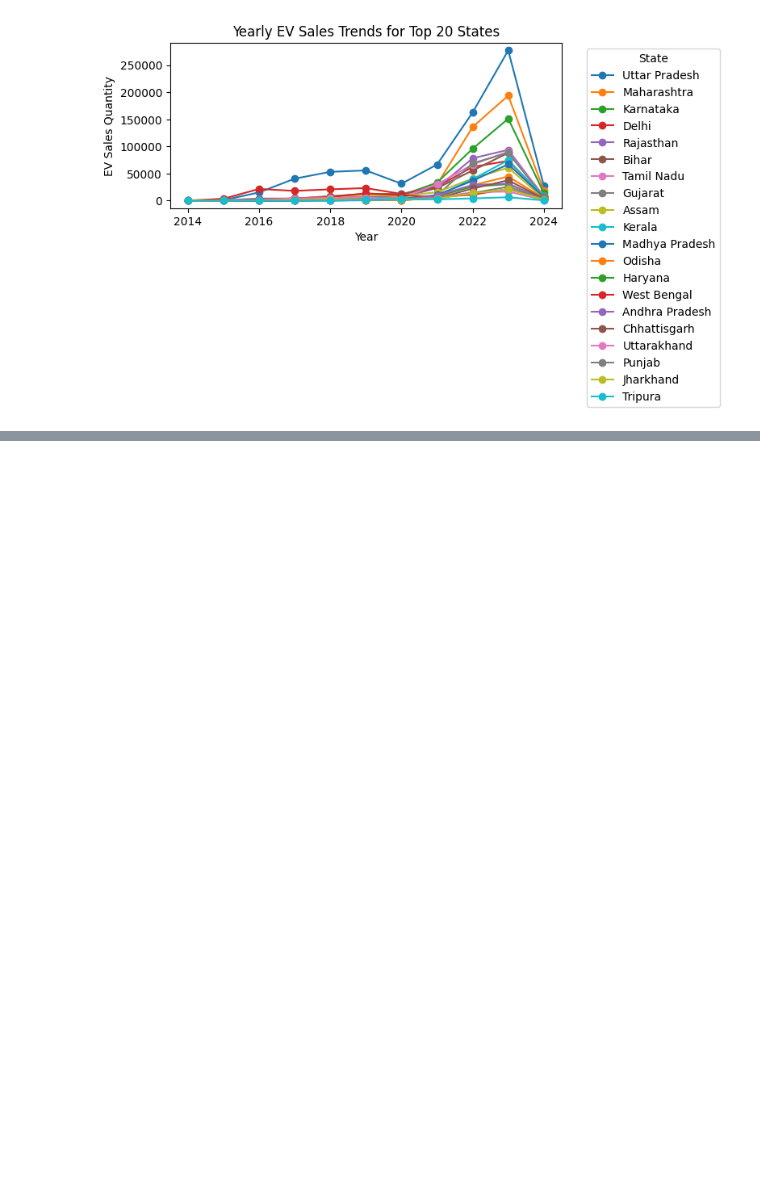
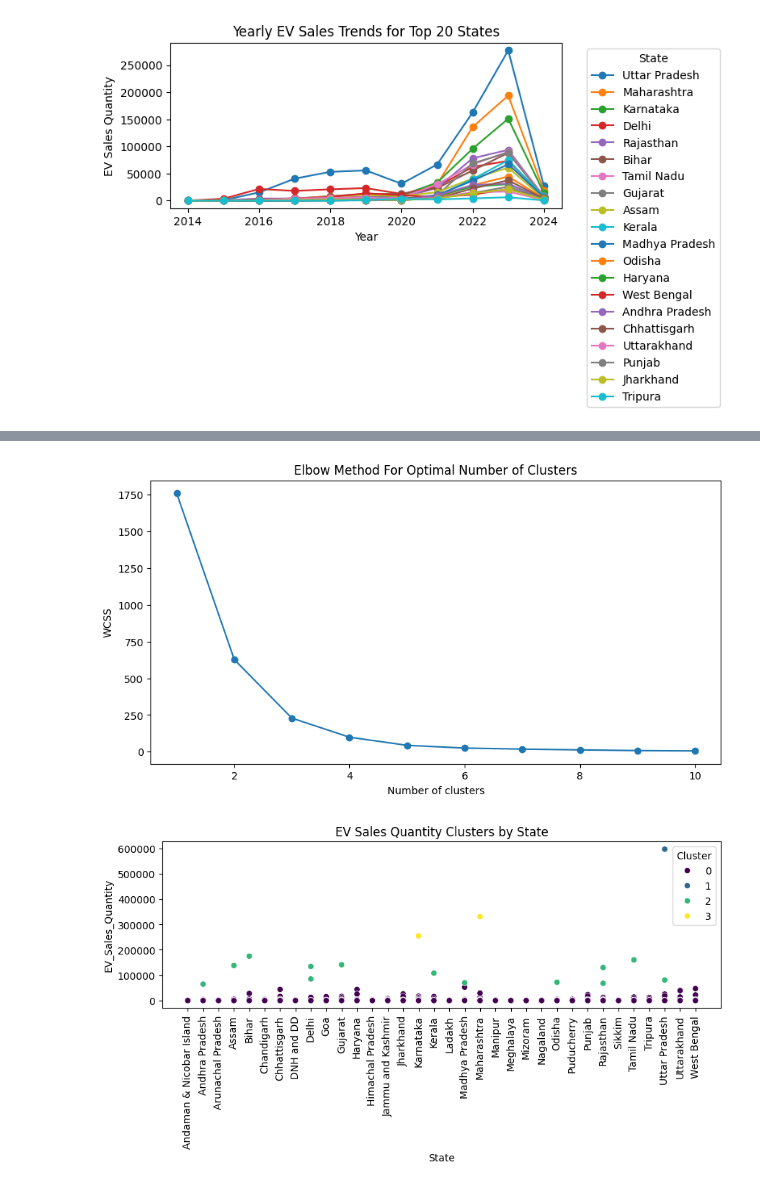
Before and after one commit to furkan09-official/EV_Dataset_Analysis, a Jupyter notebook: geographical_analysis.ipynb, the cells around one changed output, grey strips where cells are left out. Saved outputs shown, nothing was run; the diff lists cells and outputs as text; code cells hidden in the pictures; blank space fills up the shorter version.

```diff
--- a/geographical_analysis.ipynb
+++ b/geographical_analysis.ipynb
@@ -273,0 +283,50 @@ Andaman & Nicobar Island       0.00      0.00      0.00       247
+# %%
+import pandas as pd
+from sklearn.preprocessing import StandardScaler
+from sklearn.cluster import KMeans
+import matplotlib.pyplot as plt
+import seaborn as sns
+
+# Load the segmented data
+segmented_data = pd.read_csv('segmented_data.csv')
+
+# Select the features for clustering
+features = ['EV_Sales_Quantity']
+segmented_data_for_clustering = segmented_data[features]
+
+# Normalize the data
+scaler = StandardScaler()
+segmented_data_scaled = scaler.fit_transform(segmented_data_for_clustering)
+
+# Determine the optimal number of clusters using the elbow method
+wcss = []
+for i in range(1, 11):
+    kmeans = KMeans(n_clusters=i, random_state=42)
+    kmeans.fit(segmented_data_scaled)
+    wcss.append(kmeans.inertia_)
+
+# Plot the elbow method graph
+plt.figure(figsize=(10, 5))
+plt.plot(range(1, 11), wcss, marker='o')
+plt.title('Elbow Method For Optimal Number of Clusters')
+plt.xlabel('Number of clusters')
+plt.ylabel('WCSS')
+plt.show()
+
+# Apply K-means clustering
+optimal_clusters = 4  # Choose the number of clusters based on the elbow method
+kmeans = KMeans(n_clusters=optimal_clusters, random_state=42)
+segmented_data['Cluster'] = kmeans.fit_predict(segmented_data_scaled)
+
+# Visualize the clusters
+plt.figure(figsize=(10, 3))
+sns.scatterplot(data=segmented_data, x='State', y='EV_Sales_Quantity', hue='Cluster', palette='viridis')
+plt.title('EV Sales Quantity Clusters by State')
+plt.xticks(rotation=90)
+plt.xlabel('State')
+plt.ylabel('EV_Sales_Quantity')
+plt.legend(title='Cluster')
+plt.show()
+# %% [output]
+[figure, added]
+[figure, added]
```
Also changed, not shown: parts of 4 cells of this notebook.
